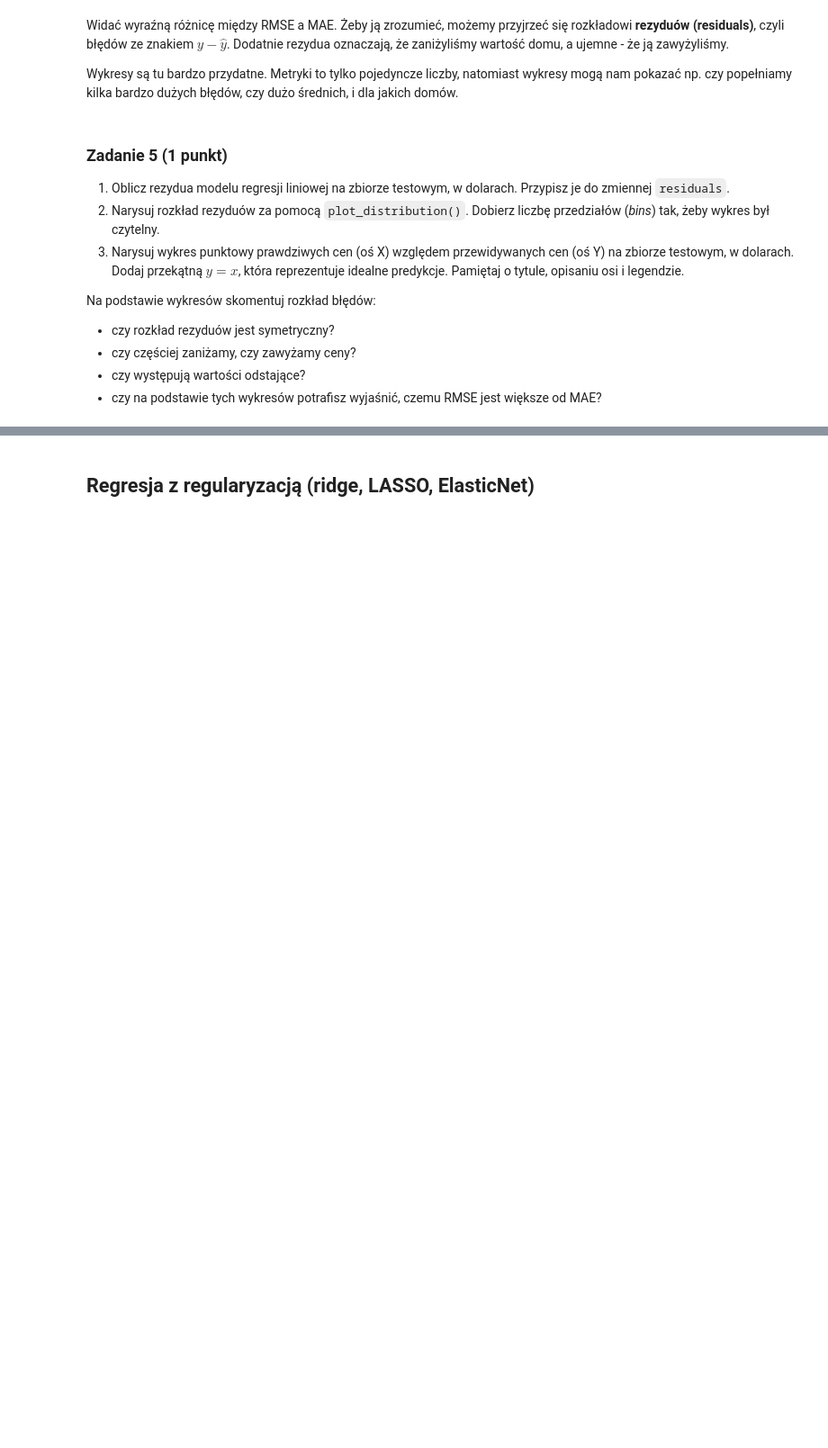
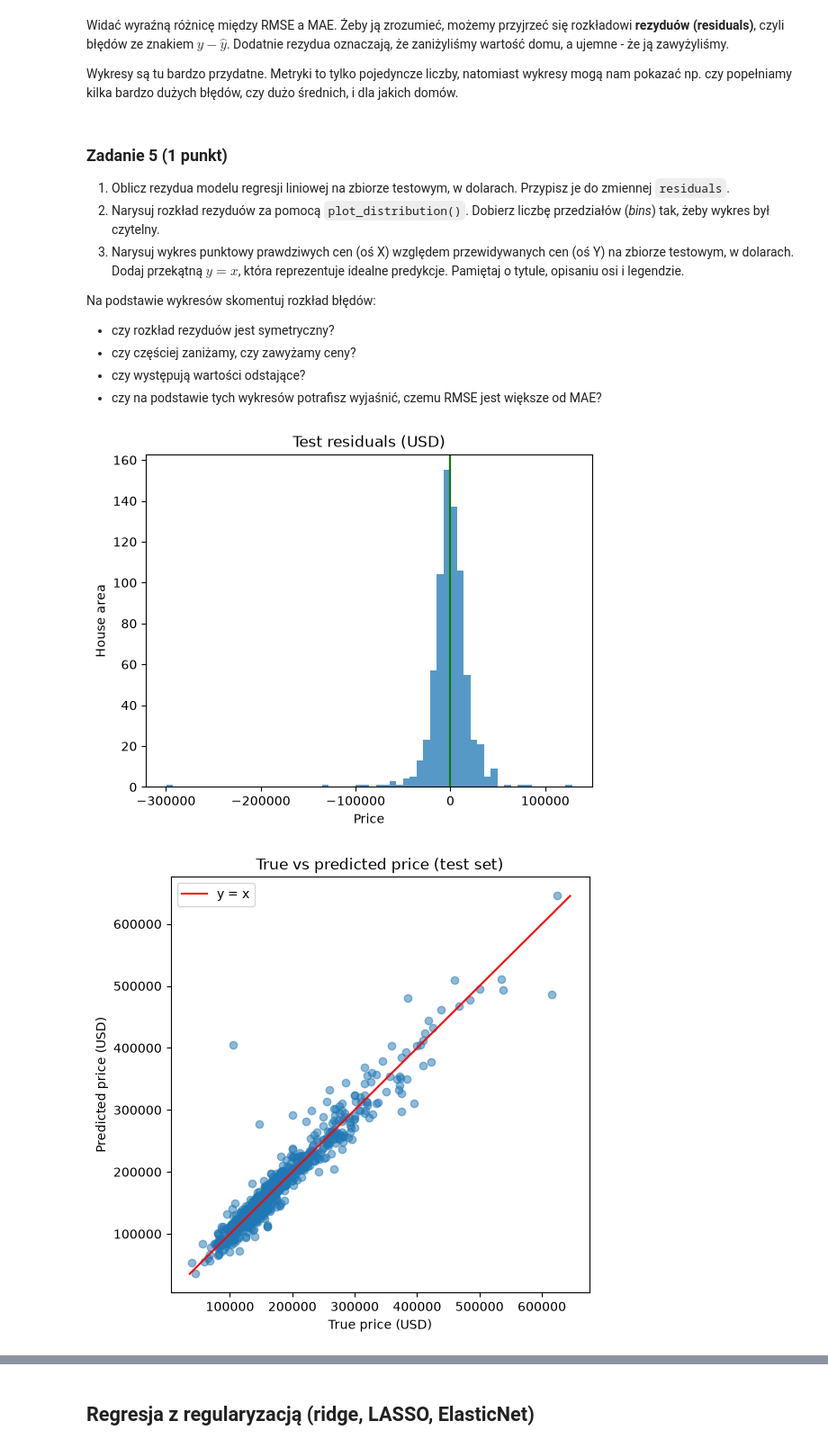
Before and after one commit to WerminskiGabriel/AGH-Fundamentals_of_AI, a Jupyter notebook: lab1/lab_1.ipynb, the cells around one changed output, grey strips where cells are left out. Shown at 90% size. Drawn from its saved outputs; the diff is of its cells as text; code cells hidden in the pictures; blank space fills up the shorter version.

```diff
--- a/lab1/lab_1.ipynb
+++ b/lab1/lab_1.ipynb
@@ -385,8 +475,13 @@ assert df[quality_features + list(ordinal_mappings)].notna().all().all()
 # %% [markdown]
 Wszystkie pozostałe kolumny tekstowe to zmienne kategoryczne nieuporządkowane. Wydzielmy sobie listy cech numerycznych i kategorycznych, co później ułatwi nam odwoływanie się do nich.
 # %%
-categorical_features = df.select_dtypes(exclude="number").columns
-numerical_features = df.select_dtypes(include="number").columns
+categorical_features = list(df.select_dtypes(exclude="number").columns)
+numerical_features = list(df.select_dtypes(include="number").columns)
+
+cols_to_remove = ["SalePrice", "Id"]
+numerical_features = [
+    col for col in numerical_features if col not in cols_to_remove
+]
 
 print(f"Categorical features: {len(categorical_features)}")
 print(f"Numerical features: {len(numerical_features)}")
@@ -727,3 +880,23 @@ Na podstawie wykresów skomentuj rozkład błędów:
+# %%
+y_test_dollars = np.expm1(y_test)
+y_test_pred_dollars = np.expm1(reg_linear.predict(X_test))
+residuals = pd.Series(np.asarray(y_test_dollars) - y_test_pred_dollars, index=y_test.index)
+
+plot_distribution(residuals, "Test residuals (USD)", bins=60)
+
+fig, ax = plt.subplots(figsize=(6, 6))
+ax.scatter(y_test_dollars, y_test_pred_dollars, alpha=0.5)
+low = min(np.min(y_test_dollars), y_test_pred_dollars.min())
+high = max(np.max(y_test_dollars), y_test_pred_dollars.max())
+ax.plot([low, high], [low, high], color="red", label="y = x")
+ax.set_title("True vs predicted price (test set)")
+ax.set_xlabel("True price (USD)")
+ax.set_ylabel("Predicted price (USD)")
+ax.legend()
+plt.show()
+# %% [output]
+[figure, added]
+[figure, added]
 # %%
 assert len(residuals) == len(y_test)
 assert abs(residuals.mean()) < 2000
```
Also changed, not shown: parts of 52 cells of this notebook.
